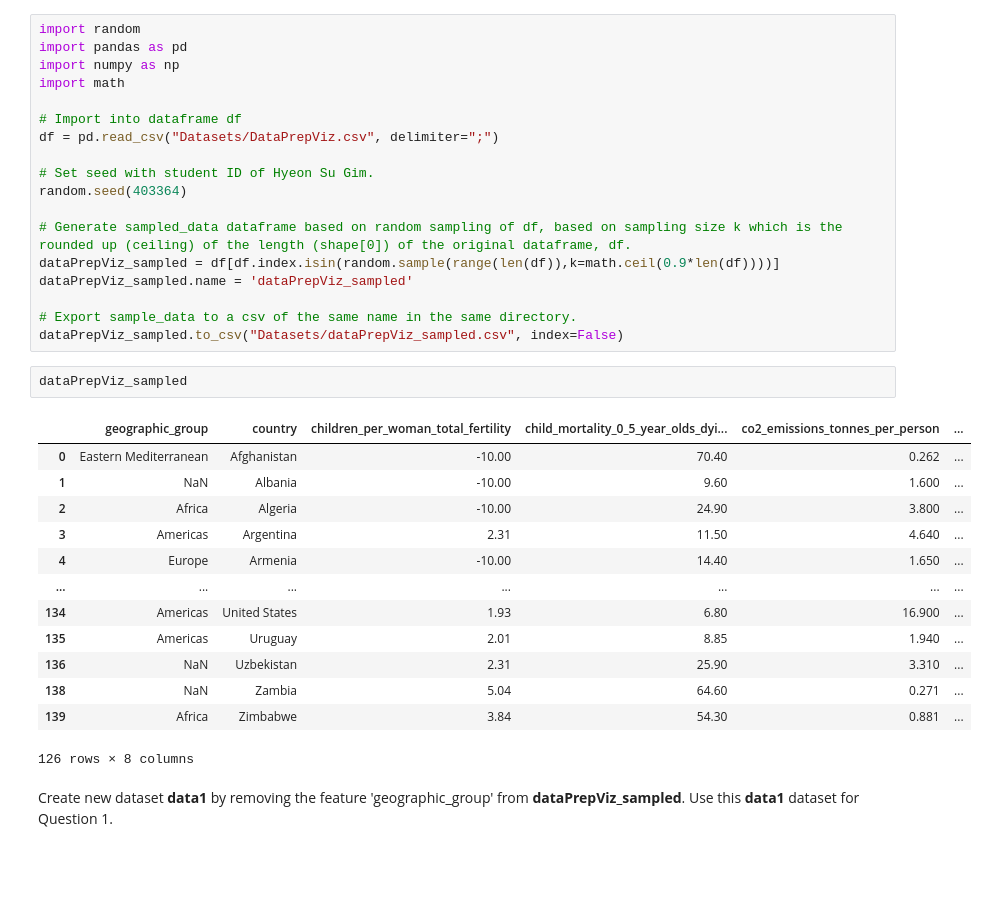
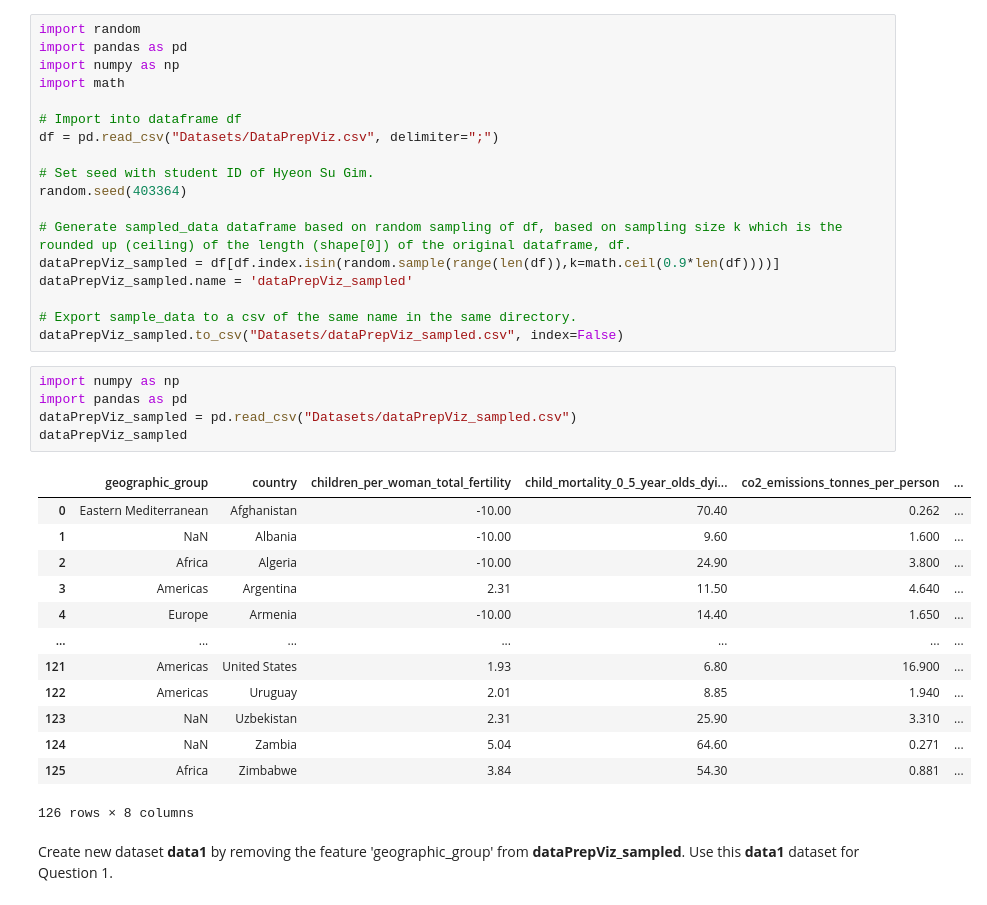
Before and after one commit to JohnGim/ids, a Jupyter notebook: a2/IDS_Assignment_2.ipynb, the cells around one changed output. Drawn from its saved outputs; the diff is of its cells as text; blank space fills up the shorter version.

```diff
--- a/a2/IDS_Assignment_2.ipynb
+++ b/a2/IDS_Assignment_2.ipynb
@@ -49,22 +49,25 @@ dataPrepViz_sampled.name = 'dataPrepViz_sampled'
 
 # Export sample_data to a csv of the same name in the same directory.
 dataPrepViz_sampled.to_csv("Datasets/dataPrepViz_sampled.csv", index=False)
-# %%
-dataPrepViz_sampled
-# %% [output]
-|  | geographic_group | country | children_per_woman_total_fertility | child_mortality_0_5_year_olds_dyi... | co2_emissions_tonnes_per_person | ... |
-| 0 | Eastern Mediterranean | Afghanistan | -10.00 | 70.40 | 0.262 | ... |
-| 1 | NaN | Albania | -10.00 | 9.60 | 1.600 | ... |
-| 2 | Africa | Algeria | -10.00 | 24.90 | 3.800 | ... |
-| 3 | Americas | Argentina | 2.31 | 11.50 | 4.640 | ... |
-| 4 | Europe | Armenia | -10.00 | 14.40 | 1.650 | ... |
-| ... | ... | ... | ... | ... | ... | ... |
-| 134 | Americas | United States | 1.93 | 6.80 | 16.900 | ... |
-| 135 | Americas | Uruguay | 2.01 | 8.85 | 1.940 | ... |
-| 136 | NaN | Uzbekistan | 2.31 | 25.90 | 3.310 | ... |
-| 138 | NaN | Zambia | 5.04 | 64.60 | 0.271 | ... |
-| 139 | Africa | Zimbabwe | 3.84 | 54.30 | 0.881 | ... |
-126 rows × 8 columns
+# %%
+import numpy as np
+import pandas as pd
+dataPrepViz_sampled = pd.read_csv("Datasets/dataPrepViz_sampled.csv")
+dataPrepViz_sampled
+# %% [output]
+|  | geographic_group | country | children_per_woman_total_fertility | child_mortality_0_5_year_olds_dyi... | co2_emissions_tonnes_per_person | ... |
+| 0 | Eastern Mediterranean | Afghanistan | -10.00 | 70.40 | 0.262 | ... |
+| 1 | NaN | Albania | -10.00 | 9.60 | 1.600 | ... |
+| 2 | Africa | Algeria | -10.00 | 24.90 | 3.800 | ... |
+| 3 | Americas | Argentina | 2.31 | 11.50 | 4.640 | ... |
+| 4 | Europe | Armenia | -10.00 | 14.40 | 1.650 | ... |
+| ... | ... | ... | ... | ... | ... | ... |
+| 121 | Americas | United States | 1.93 | 6.80 | 16.900 | ... |
+| 122 | Americas | Uruguay | 2.01 | 8.85 | 1.940 | ... |
+| 123 | NaN | Uzbekistan | 2.31 | 25.90 | 3.310 | ... |
+| 124 | NaN | Zambia | 5.04 | 64.60 | 0.271 | ... |
+| 125 | Africa | Zimbabwe | 3.84 | 54.30 | 0.881 | ... |
+126 rows × 8 columns
 # %% [markdown]
 Create new dataset <b>data1</b> by removing the feature 'geographic_group' from <b>dataPrepViz_sampled</b>. Use this <b>data1</b> dataset for Question 1.
 # %%
```
Also changed, not shown: parts of 7 cells of this notebook.
